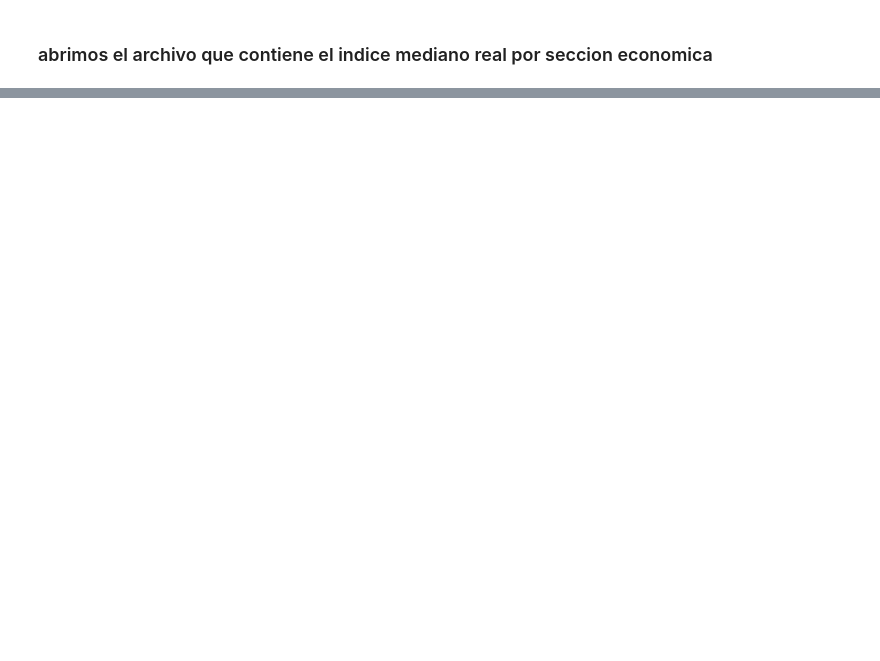
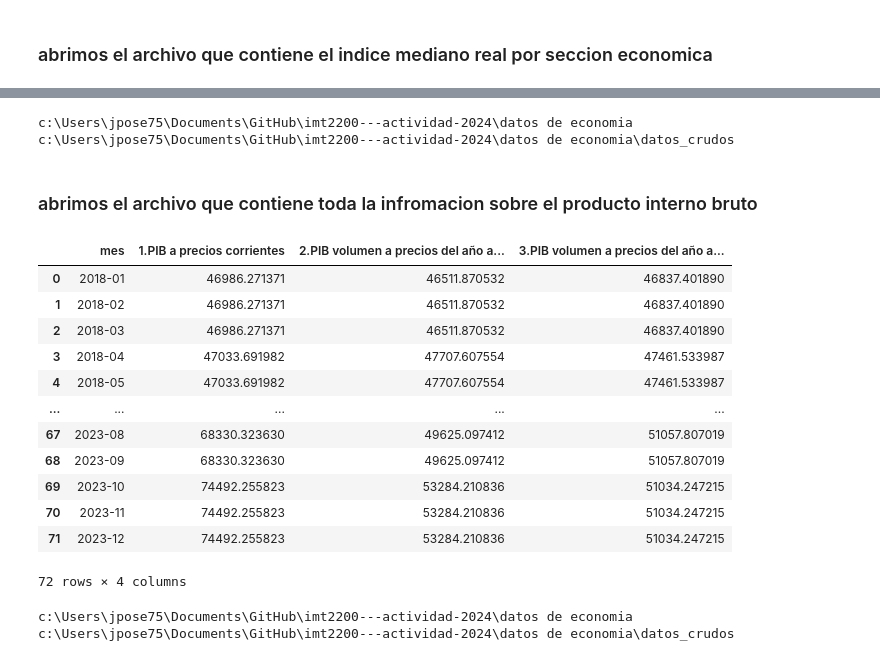
Before and after one commit to josegdotcom/imt2200-actividad-2024, a Jupyter notebook: datos de economia/creacion_de_la_base_datos_economia.ipynb, the cells around one changed output, grey strips where cells are left out. Cells and saved outputs as stored; diff of their text form; code cells hidden in the pictures; blank space fills up the shorter version.

```diff
--- a/datos de economia/creacion_de_la_base_datos_economia.ipynb
+++ b/datos de economia/creacion_de_la_base_datos_economia.ipynb
@@ -122,0 +346,56 @@ ValueError: Index Mining invalid (sheet: 0)
+# %%
+%cd ..
+df_imr_ocupacion.to_json(r"datos_ordenados\ipsa.json", orient='records', lines=True)
+%cd "datos_crudos"
+# %% [output]
+c:\Users\jpose75\Documents\GitHub\imt2200---actividad-2024\datos de economia
+c:\Users\jpose75\Documents\GitHub\imt2200---actividad-2024\datos de economia\datos_crudos
+# %% [markdown]
+### abrimos el archivo que contiene toda la infromacion sobre el producto interno bruto
+# %%
+df_pib = pd.read_excel("pib (trimestral).xlsx", header=2)
+
+df_pib.rename(columns={'Periodo': 'mes'}, inplace=True)
+df_pib["mes"] = df_pib["mes"].astype(str)
+
+df_pib["mes"] = df_pib["mes"].apply(lambda mes: mes[0:7])
+
+df_pib_tercero = df_pib.copy()
+df_pib_segundo = df_pib.copy()
+
+def menos_1_mes(fecha):
+    ano, mes = fecha.split("-")
+    return ano + "-" + str(int(mes)-1).zfill(2)
+
+df_pib_segundo["mes"] = df_pib_segundo["mes"].apply(menos_1_mes)
+
+df_pib_primero = df_pib_segundo.copy()
+df_pib_primero["mes"] = df_pib_primero["mes"].apply(menos_1_mes)
+
+def ordenar(fecha_series):
+    return fecha_series.apply(lambda fecha: tuple(map(int, fecha.split('-'))))
+
+df_pib_complete = pd.concat([df_pib_tercero, df_pib_segundo, df_pib_primero], ignore_index=True)
+df_pib_complete = df_pib_complete.sort_values(by="mes", key=ordenar).reset_index(drop=True)
+df_pib_complete
+# %% [output]
+|  | mes | 1.PIB a precios corrientes | 2.PIB volumen a precios del año a... | 3.PIB volumen a precios del año a... |
+| 0 | 2018-01 | 46986.271371 | 46511.870532 | 46837.401890 |
+| 1 | 2018-02 | 46986.271371 | 46511.870532 | 46837.401890 |
+| 2 | 2018-03 | 46986.271371 | 46511.870532 | 46837.401890 |
+| 3 | 2018-04 | 47033.691982 | 47707.607554 | 47461.533987 |
+| 4 | 2018-05 | 47033.691982 | 47707.607554 | 47461.533987 |
+| ... | ... | ... | ... | ... |
+| 67 | 2023-08 | 68330.323630 | 49625.097412 | 51057.807019 |
+| 68 | 2023-09 | 68330.323630 | 49625.097412 | 51057.807019 |
+| 69 | 2023-10 | 74492.255823 | 53284.210836 | 51034.247215 |
+| 70 | 2023-11 | 74492.255823 | 53284.210836 | 51034.247215 |
+| 71 | 2023-12 | 74492.255823 | 53284.210836 | 51034.247215 |
+72 rows × 4 columns
+# %%
+%cd ..
+df_imr_ocupacion.to_json(r"datos_ordenados\pib.json", orient='records', lines=True)
+%cd "datos_crudos"
+# %% [output]
+c:\Users\jpose75\Documents\GitHub\imt2200---actividad-2024\datos de economia
+c:\Users\jpose75\Documents\GitHub\imt2200---actividad-2024\datos de economia\datos_crudos
```
Also changed, not shown: parts of 19 cells of this notebook, 13 other files.
